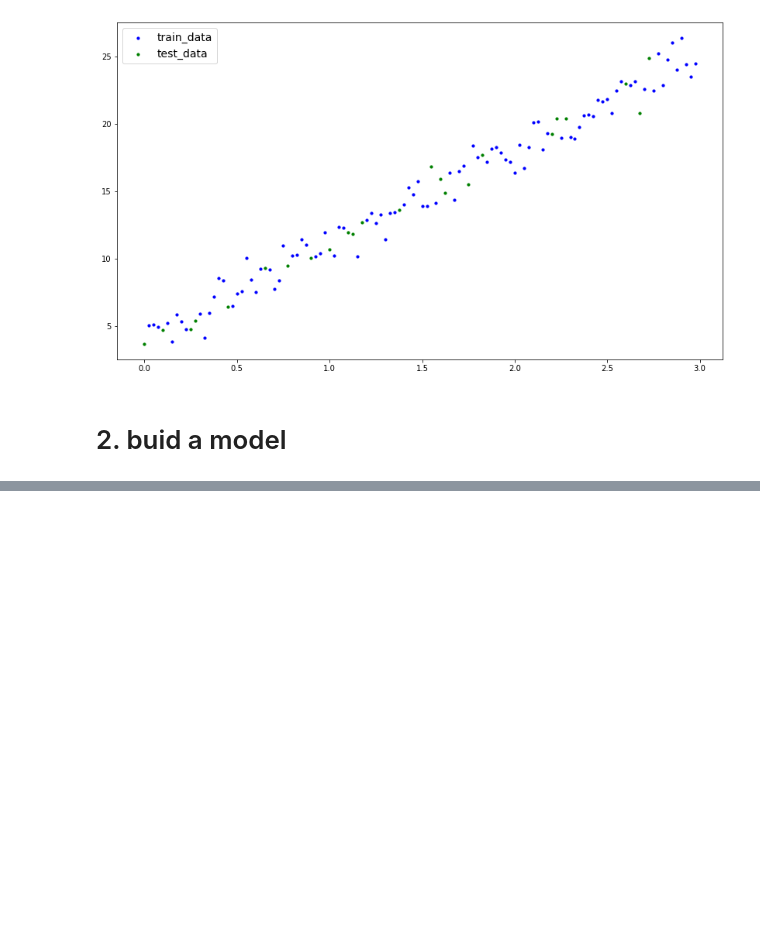
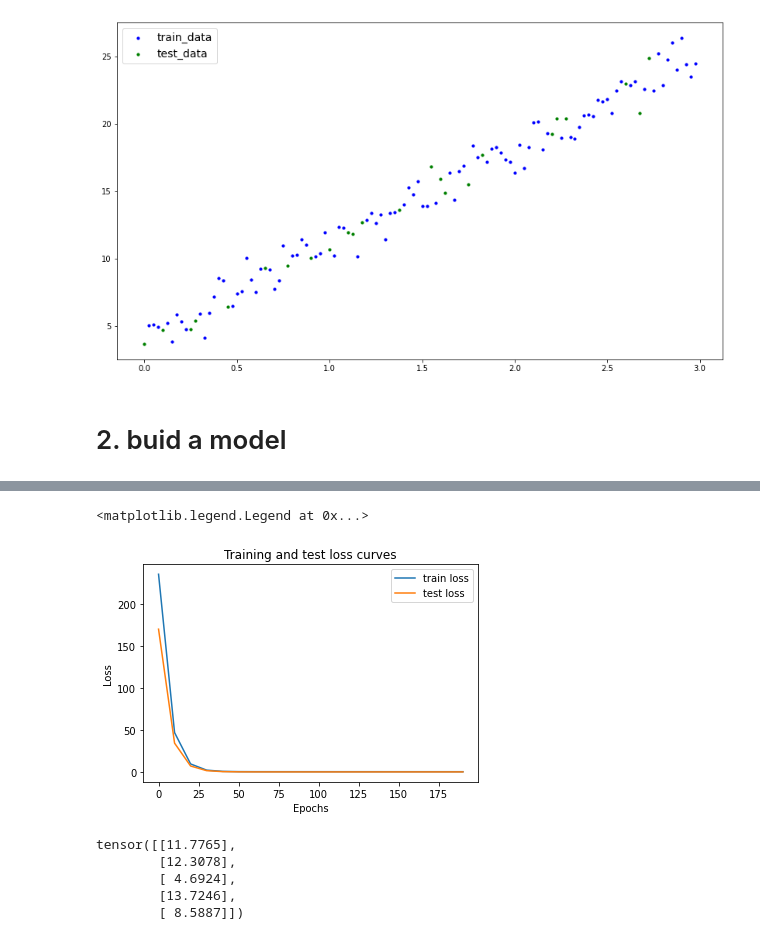
Before and after one commit to atouammi/Pytorch-Workflow-fundamemtals, a Jupyter notebook: code/code.ipynb, the cells around one changed output, grey strips where cells are left out. Drawn from its saved outputs; the diff is of its cells as text; code cells hidden in the pictures; blank space fills up the shorter version.

```diff
--- a/code/code.ipynb
+++ b/code/code.ipynb
@@ -83,0 +132,4 @@ plot_prediction()
+# %%
+loss_fn = nn.MSELoss()
+
+optimizer = torch.optim.SGD(model_0.parameters(),lr=0.01)
@@ -83,0 +189,2 @@ plot_prediction()
+# %%
+loss_train,loss_test,epoch_count =train_eval(model=model_0)
@@ -83,0 +209,26 @@ plot_prediction()
+# %%
+# plot the loss curves
+import numpy as np
+plt.plot(epoch_count, np.array(torch.tensor(loss_train).numpy()), label="train loss")
+plt.plot(epoch_count, loss_test, label="test loss")
+plt.title("Training and test loss curves")
+plt.ylabel("Loss")
+plt.xlabel("Epochs")
+plt.legend()
+# %% [output]
+<matplotlib.legend.Legend at 0x...>
+[figure, added]
+# %%
+# plot after training
+# make preciction without training
+with torch.inference_mode():
+    y_pred_new = model_0(X_test)
+
+
+y_pred_new[:5]
+# %% [output]
+tensor([[11.7765],
+        [12.3078],
+        [ 4.6924],
+        [13.7246],
+        [ 8.5887]])
```
Also changed, not shown: parts of 11 cells of this notebook, 1 other file.
